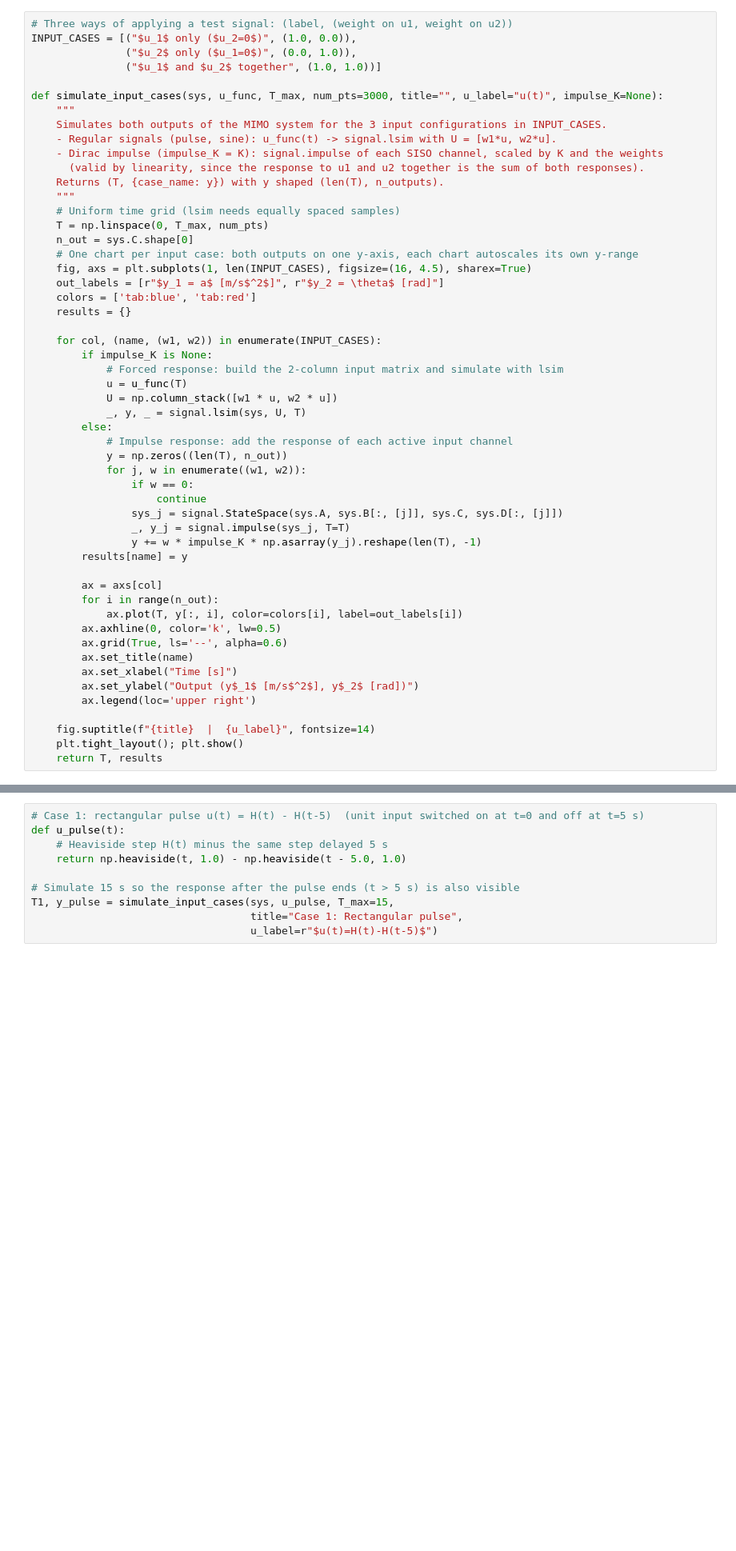
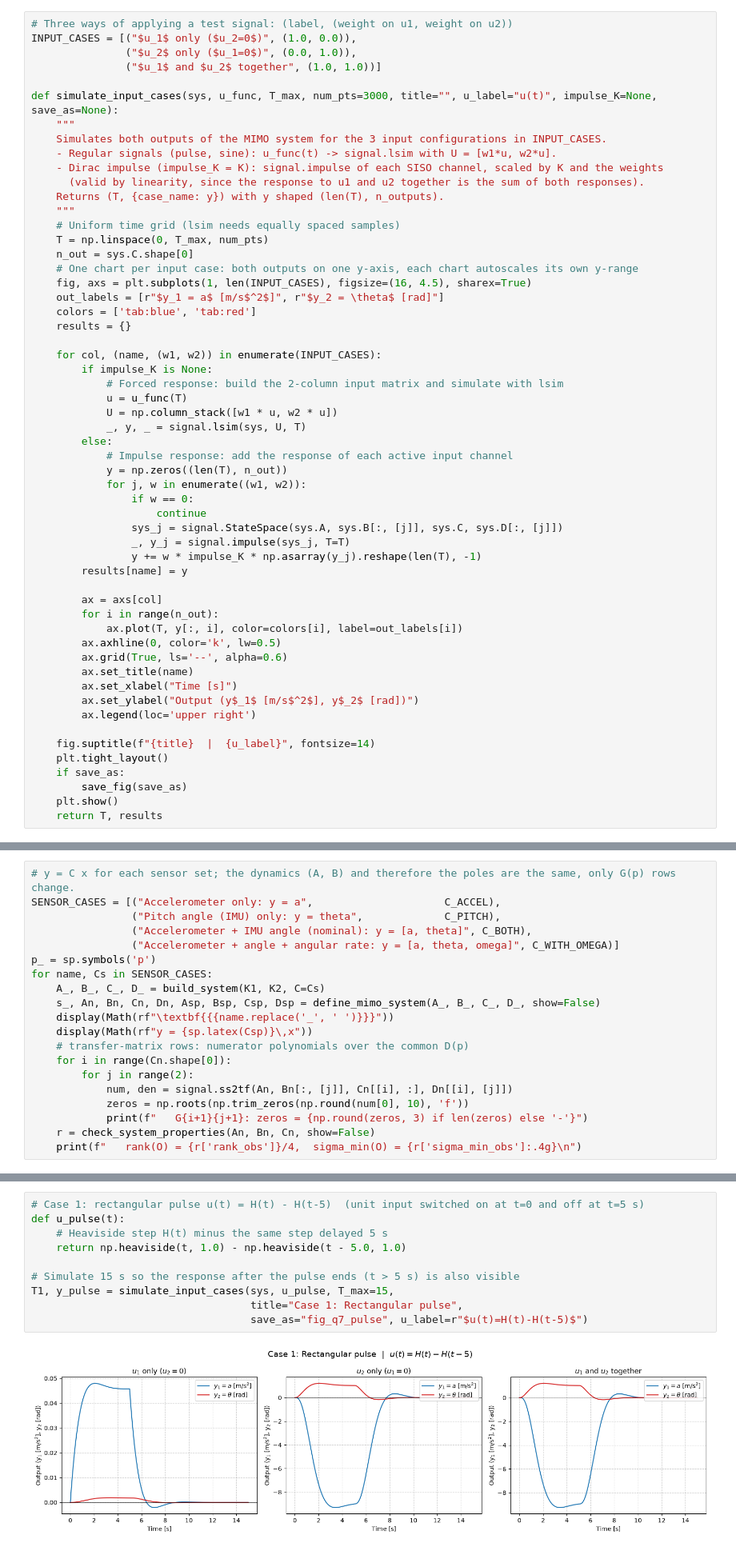
Before and after one commit to byronGalileo/TSII-Cohete-proyect, a Jupyter notebook: TSII-PROJECT-NB.ipynb, the cells around one changed output, grey strips where cells are left out. Shown at 80% size. Cells and saved outputs as stored; diff of their text form; blank space fills up the shorter version.

```diff
--- a/TSII-PROJECT-NB.ipynb
+++ b/TSII-PROJECT-NB.ipynb
@@ -400,7 +415,7 @@ INPUT_CASES = [("$u_1$ only ($u_2=0$)", (1.0, 0.0)),
                ("$u_2$ only ($u_1=0$)", (0.0, 1.0)),
                ("$u_1$ and $u_2$ together", (1.0, 1.0))]
 
-def simulate_input_cases(sys, u_func, T_max, num_pts=3000, title="", u_label="u(t)", impulse_K=None):
+def simulate_input_cases(sys, u_func, T_max, num_pts=3000, title="", u_label="u(t)", impulse_K=None, save_as=None):
     """
     Simulates both outputs of the MIMO system for the 3 input configurations in INPUT_CASES.
     - Regular signals (pulse, sine): u_func(t) -> signal.lsim with U = [w1*u, w2*u].
@@ -445,5 +460,8 @@ def simulate_input_cases(sys, u_func, T_max, num_pts=3000, title="", u_label="u(
         ax.legend(loc='upper right')
 
     fig.suptitle(f"{title}  |  {u_label}", fontsize=14)
-    plt.tight_layout(); plt.show()
+    plt.tight_layout()
+    if save_as:
+        save_fig(save_as)
+    plt.show()
     return T, results
@@ -504,0 +845,20 @@ for i in range(2):
+# %%
+# y = C x for each sensor set; the dynamics (A, B) and therefore the poles are the same, only G(p) rows change.
+SENSOR_CASES = [("Accelerometer only: y = a",                     C_ACCEL),
+                ("Pitch angle (IMU) only: y = theta",             C_PITCH),
+                ("Accelerometer + IMU angle (nominal): y = [a, theta]", C_BOTH),
+                ("Accelerometer + angle + angular rate: y = [a, theta, omega]", C_WITH_OMEGA)]
+p_ = sp.symbols('p')
+for name, Cs in SENSOR_CASES:
+    A_, B_, C_, D_ = build_system(K1, K2, C=Cs)
+    s_, An, Bn, Cn, Dn, Asp, Bsp, Csp, Dsp = define_mimo_system(A_, B_, C_, D_, show=False)
+    display(Math(rf"\textbf{{{name.replace('_', ' ')}}}"))
+    display(Math(rf"y = {sp.latex(Csp)}\,x"))
+    # transfer-matrix rows: numerator polynomials over the common D(p)
+    for i in range(Cn.shape[0]):
+        for j in range(2):
+            num, den = signal.ss2tf(An, Bn[:, [j]], Cn[[i], :], Dn[[i], [j]])
+            zeros = np.roots(np.trim_zeros(np.round(num[0], 10), 'f'))
+            print(f"   G{i+1}{j+1}: zeros = {np.round(zeros, 3) if len(zeros) else '-'}")
+    r = check_system_properties(An, Bn, Cn, show=False)
+    print(f"   rank(O) = {r['rank_obs']}/4,  sigma_min(O) = {r['sigma_min_obs']:.4g}\n")
@@ -509,13 +991,15 @@ for i in range(2):
 # %%
 # Case 1: rectangular pulse u(t) = H(t) - H(t-5)  (unit input switched on at t=0 and off at t=5 s)
 def u_pulse(t):
     # Heaviside step H(t) minus the same step delayed 5 s
     return np.heaviside(t, 1.0) - np.heaviside(t - 5.0, 1.0)
 
 # Simulate 15 s so the response after the pulse ends (t > 5 s) is also visible
 T1, y_pulse = simulate_input_cases(sys, u_pulse, T_max=15,
                                    title="Case 1: Rectangular pulse",
-                                   u_label=r"$u(t)=H(t)-H(t-5)$")
+                                   save_as="fig_q7_pulse", u_label=r"$u(t)=H(t)-H(t-5)$")
+# %% [output]
+[figure, added]
 # %%
 # Case 2: sinusoidal input u(t) = sin(t)  (omega = 1 rad/s)
 def u_sine(t):
```
Also changed, not shown: parts of 66 cells of this notebook, 17 other files.
